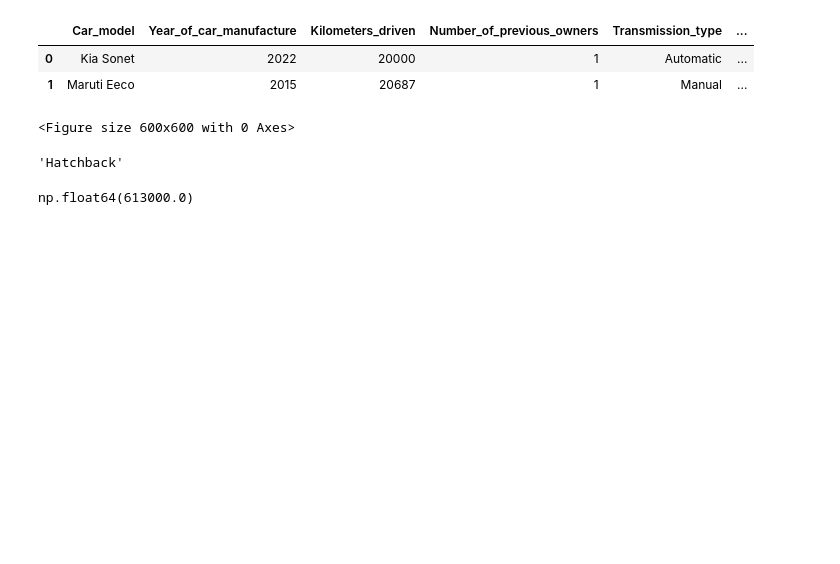
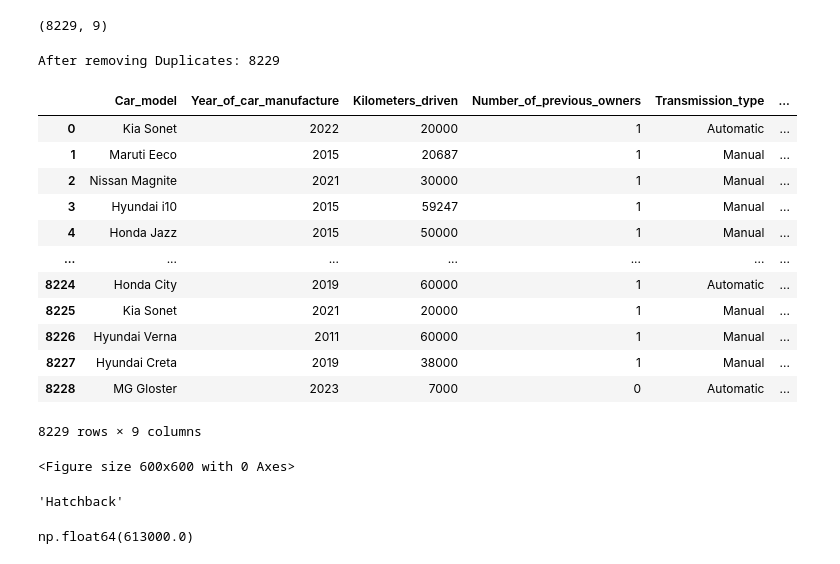
Before and after one commit to Deepwkd/Cardheko-price-prediction, a Jupyter notebook: Eda_ML.ipynb, the cells around one changed output. Drawn from its saved outputs; the diff is of its cells as text; code cells hidden in the pictures; blank space fills up the shorter version.

```diff
--- a/Eda_ML.ipynb
+++ b/Eda_ML.ipynb
@@ -147,0 +183,9 @@ cars_list['Kilometers_driven'] = cars_list['Kilometers_driven'].str.replace(',',
+# %%
+cars_list.shape
+# %% [output]
+(8229, 9)
+# %%
+cars_list = cars_list.drop_duplicates()
+print("After removing Duplicates:", len(cars_list))
+# %% [output]
+After removing Duplicates: 8229
@@ -148,11 +194,23 @@ cars_list['Kilometers_driven'] = cars_list['Kilometers_driven'].str.replace(',',
+# %%
+df_1= pd.read_excel("Final_Cardheko_list.xlsx")
 # %%
-df_1= cars_list.drop(['Price_of_the_used_car'],axis=1).copy()
+df_1= df_1.drop('Unnamed: 0', axis=1)
 # %%
-df_1.head(2)
+df_1
 # %% [output]
 |  | Car_model | Year_of_car_manufacture | Kilometers_driven | Number_of_previous_owners | Transmission_type | ... |
 | 0 | Kia Sonet | 2022 | 20000 | 1 | Automatic | ... |
 | 1 | Maruti Eeco | 2015 | 20687 | 1 | Manual | ... |
+| 2 | Nissan Magnite | 2021 | 30000 | 1 | Manual | ... |
+| 3 | Hyundai i10 | 2015 | 59247 | 1 | Manual | ... |
+| 4 | Honda Jazz | 2015 | 50000 | 1 | Manual | ... |
+| ... | ... | ... | ... | ... | ... | ... |
+| 8224 | Honda City | 2019 | 60000 | 1 | Automatic | ... |
+| 8225 | Kia Sonet | 2021 | 20000 | 1 | Manual | ... |
+| 8226 | Hyundai Verna | 2011 | 60000 | 1 | Manual | ... |
+| 8227 | Hyundai Creta | 2019 | 38000 | 1 | Manual | ... |
+| 8228 | MG Gloster | 2023 | 7000 | 0 | Automatic | ... |
+8229 rows × 9 columns
 # %%
 # Plot for distribution of prices
 
```
Also changed, not shown: parts of 49 cells of this notebook.
